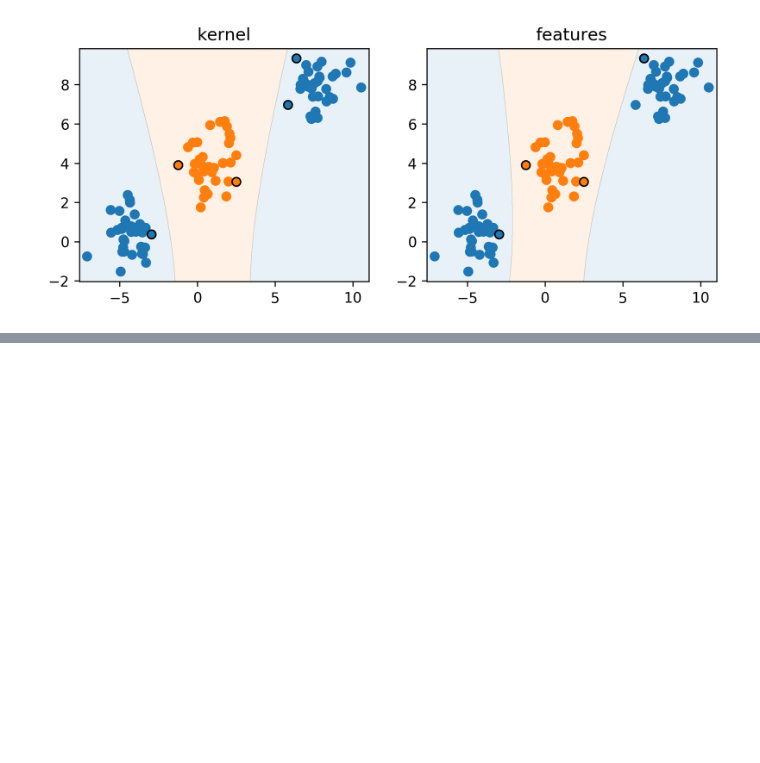
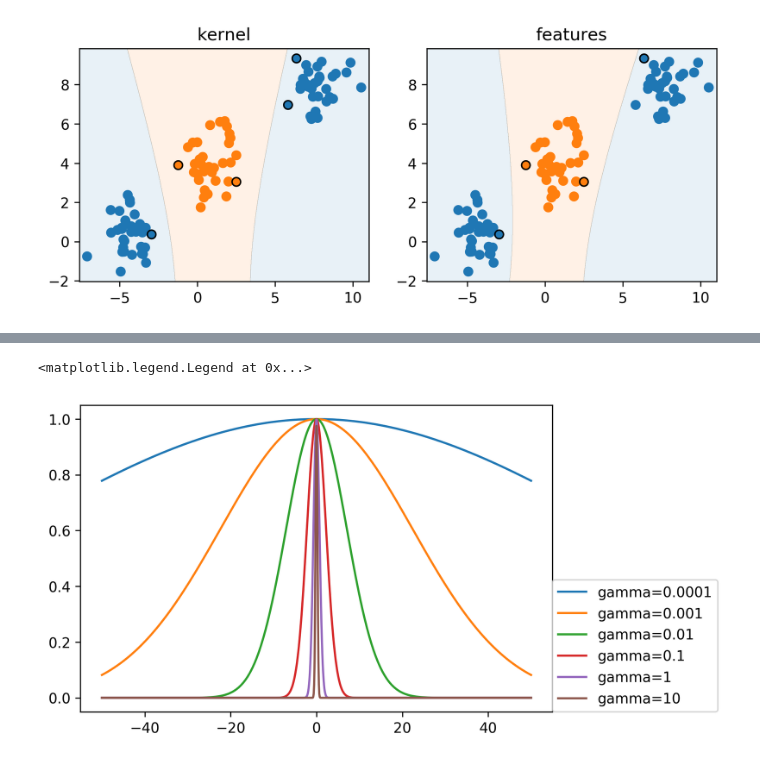
Before and after one commit to amueller/applied_ml_spring_2017, a Jupyter notebook: slides/aml-09.ipynb, the cells around one changed output, grey strips where cells are left out. Cells and saved outputs as stored; diff of their text form; code cells hidden in the pictures; blank space fills up the shorter version.

```diff
--- a/slides/aml-09.ipynb
+++ b/slides/aml-09.ipynb
@@ -82,0 +144,11 @@ KeyboardInterrupt:
+# %%
+line = np.linspace(-50, 50, 1000)
+def rbf(gamma):
+    return np.exp(-gamma * line**2)
+
+for gamma in [1e-4, 1e-3, 1e-2, 1e-1, 1, 10]:
+    plt.plot(line, rbf(gamma), label="gamma={}".format(gamma))
+plt.legend(loc=(1, 0))
+# %% [output]
+<matplotlib.legend.Legend at 0x...>
+[figure, added]
```
Also changed, not shown: parts of 22 cells of this notebook, 1 other file.
